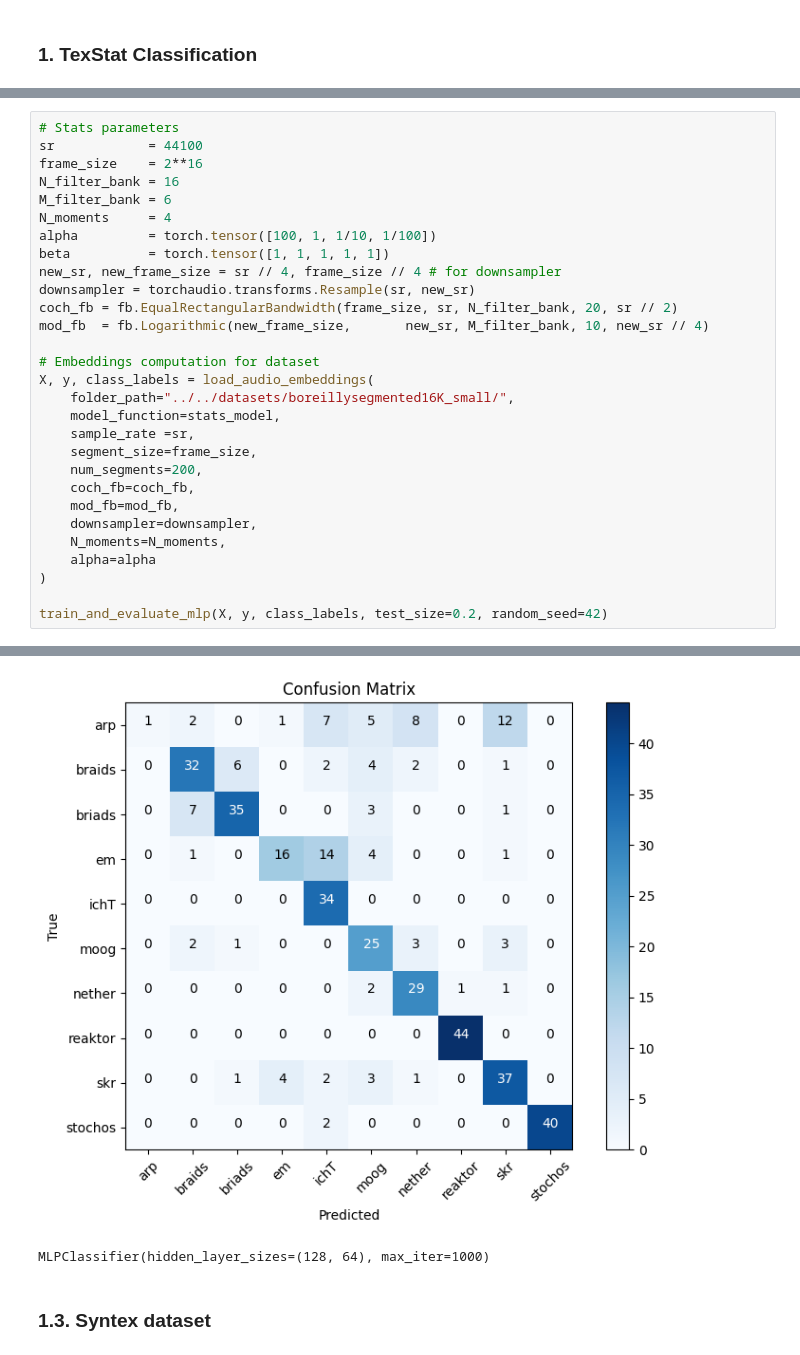
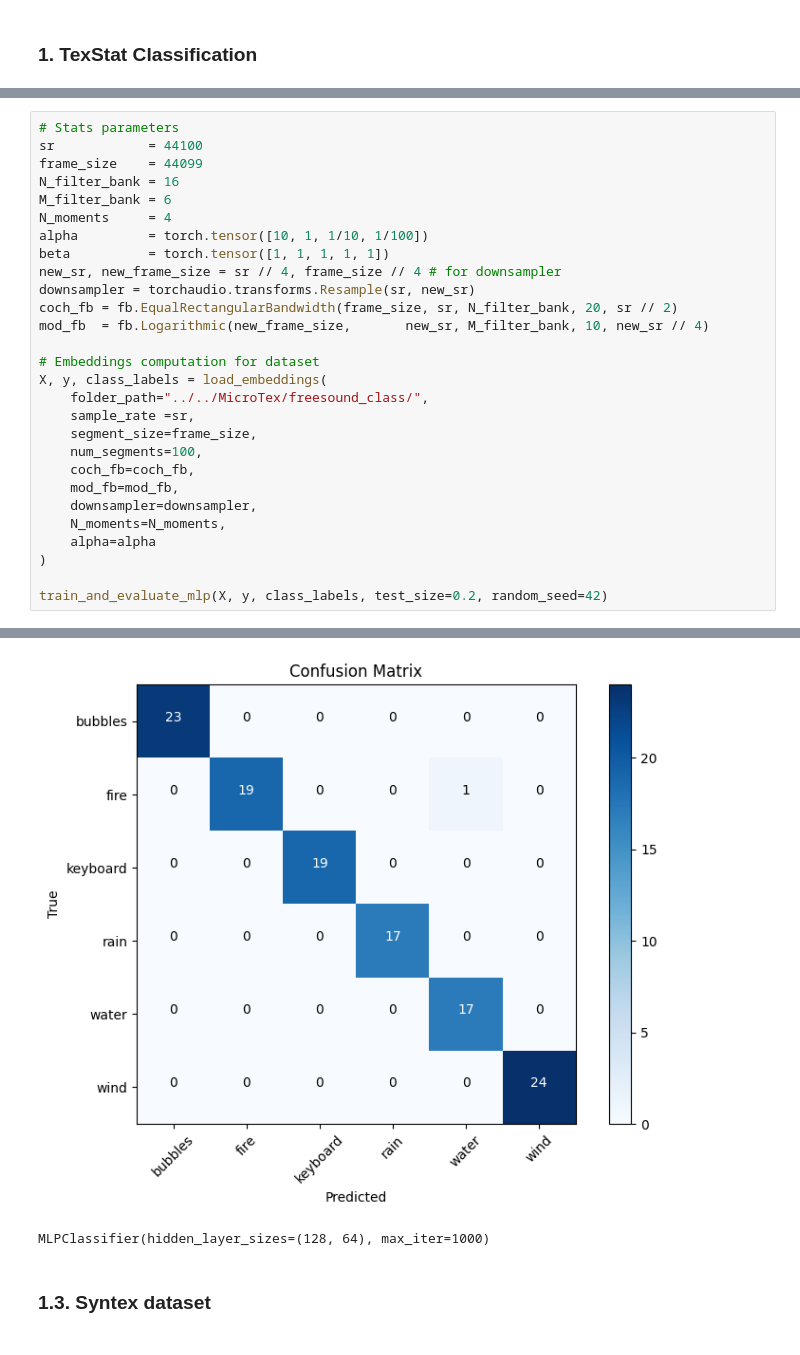
Before and after one commit to cordutie/texstat, a Jupyter notebook: experiments/test_3_classification_texstat.ipynb, the cells around one changed output, grey strips where cells are left out. Saved outputs shown, nothing was run; the diff lists cells and outputs as text.

```diff
--- a/experiments/test_3_classification_texstat.ipynb
+++ b/experiments/test_3_classification_texstat.ipynb
@@ -205,11 +174,11 @@ MLPClassifier(hidden_layer_sizes=(128, 64), max_iter=1000)
 # %%
 # Stats parameters
 sr            = 44100
-frame_size    = 2**16
+frame_size    = 44099
 N_filter_bank = 16
 M_filter_bank = 6
 N_moments     = 4
-alpha         = torch.tensor([100, 1, 1/10, 1/100])
+alpha         = torch.tensor([10, 1, 1/10, 1/100])
 beta          = torch.tensor([1, 1, 1, 1, 1])
 new_sr, new_frame_size = sr // 4, frame_size // 4 # for downsampler
 downsampler = torchaudio.transforms.Resample(sr, new_sr)
@@ -217,12 +186,11 @@ coch_fb = fb.EqualRectangularBandwidth(frame_size, sr, N_filter_bank, 20, sr //
 mod_fb  = fb.Logarithmic(new_frame_size,       new_sr, M_filter_bank, 10, new_sr // 4)
 
 # Embeddings computation for dataset
-X, y, class_labels = load_audio_embeddings(
-    folder_path="../../datasets/boreillysegmented16K_small/",
-    model_function=stats_model,
+X, y, class_labels = load_embeddings(
+    folder_path="../../MicroTex/freesound_class/",
     sample_rate =sr,
     segment_size=frame_size,
-    num_segments=200,
+    num_segments=100,
     coch_fb=coch_fb,
     mod_fb=mod_fb,
     downsampler=downsampler,
@@ -252,4 +220,4 @@ Classification Report:
-[figure, old version]
+[figure, new version]
 MLPClassifier(hidden_layer_sizes=(128, 64), max_iter=1000)
 # %% [markdown]
 ### **1.3. Syntex dataset**
```
Also changed, not shown: parts of 6 cells of this notebook, 7 other files.
